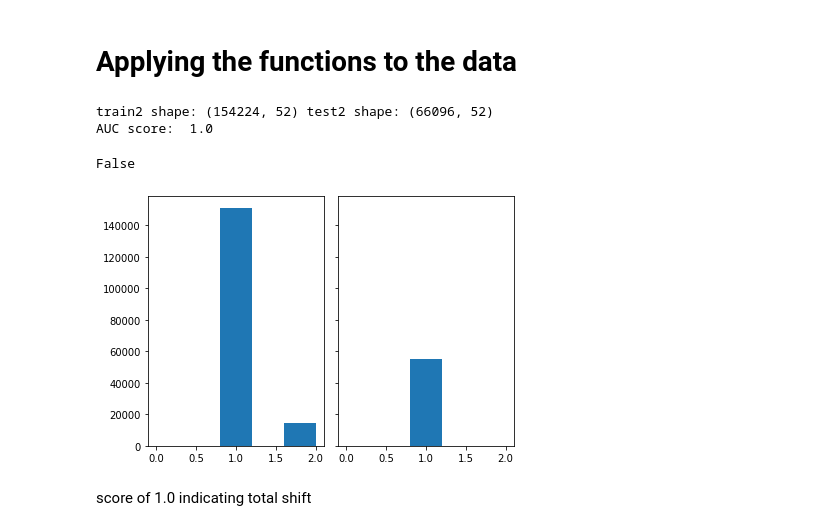
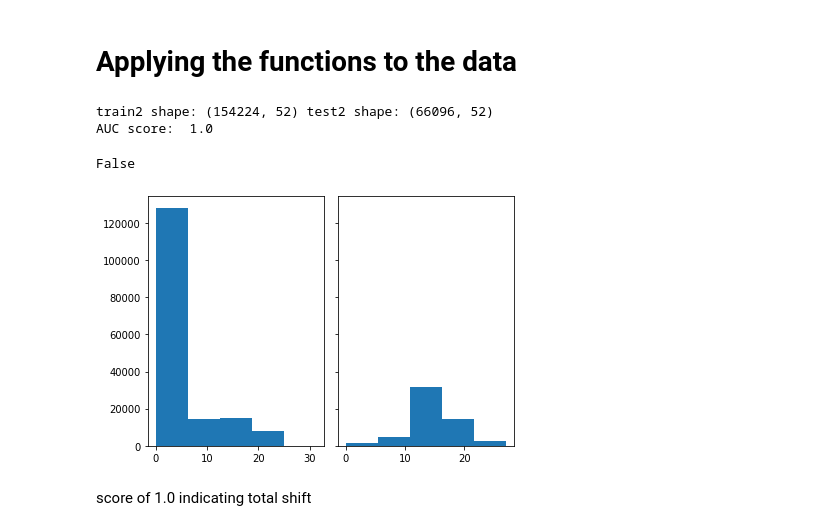
Before and after one commit to MarcosLaydner/ds_repo, a Jupyter notebook: Assignment_2/Pump_Dataset.ipynb, the cells around one changed output. Saved outputs shown, nothing was run; the diff lists cells and outputs as text; code cells hidden in the pictures.

```diff
--- a/Assignment_2/Pump_Dataset.ipynb
+++ b/Assignment_2/Pump_Dataset.ipynb
@@ -163,20 +165,20 @@ def test_shift(X_train, X_test, y_train, y_test):
 # %%
 train_c = train.copy()
 test_c = test.copy()
 
-compare_train_test_distribution(train_c, test_c, 'machine_status', 5)
+compare_train_test_distribution(train_c, test_c, 'sensor_13', 5)
 
 concat_df = concat(train_c, test_c, 'Unnamed: 0', 'machine_status')
 param = shuffle_split(concat_df)
 
 test_shift(param[0], param[1], param[2], param[3])
 
 np.any(pd.isna(train))
 # %% [output]
 train2 shape: (154224, 52) test2 shape: (66096, 52)
 AUC score:  1.0
 False
-[figure, old version]
+[figure, new version]
 # %% [markdown]
 score of 1.0 indicating total shift
 # %% [markdown]
```
Also changed, not shown: parts of 7 cells of this notebook.
